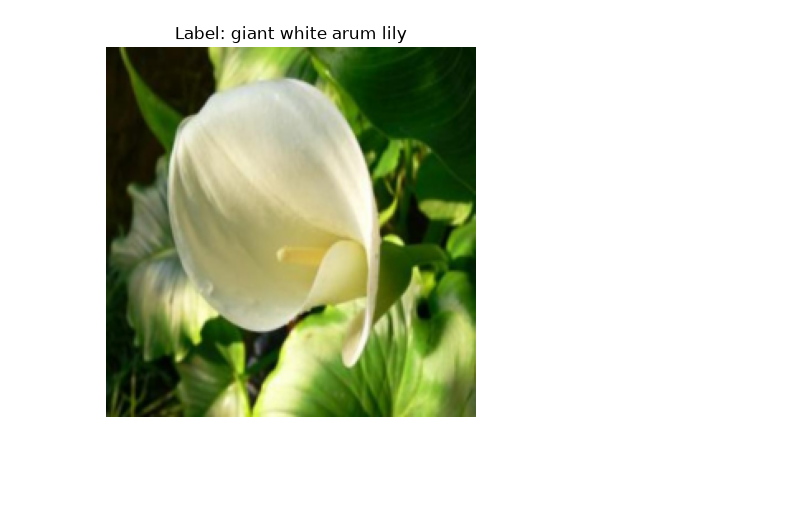
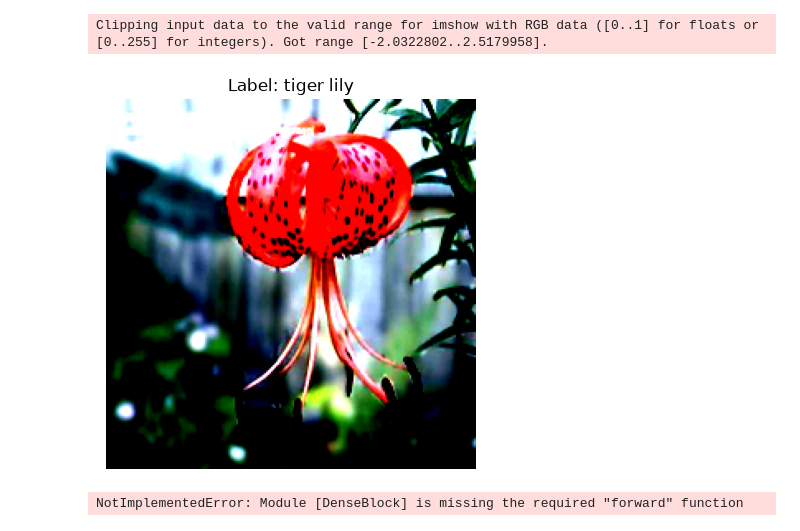
Before and after one commit to Miguel9Angel/OxfordFlowers, a Jupyter notebook: notebooks/model_training.ipynb, the cells around one changed output. Drawn from its saved outputs; the diff is of its cells as text; code cells hidden in the pictures; blank space fills up the shorter version.

```diff
--- a/notebooks/model_training.ipynb
+++ b/notebooks/model_training.ipynb
@@ -38,12 +32,14 @@ image, label = dataset[200]
 # %%
+image, label = dataset[50]
 image = image.permute(1,2,0)
 
 plt.imshow(image)
 plt.title(f"Label: {flower_names[label+1]}")
 plt.axis("off")
 plt.show()
 # %% [output]
+Clipping input data to the valid range for imshow with RGB data ([0..1] for floats or [0..255] for integers). Got range [-2.0322802..2.5179958].
-[figure, old version]
+[figure, new version]
 # %%
 class DenseLayer(nn.Module):
     def __init__(self, in_channels, growth_rate):
@@ -96,0 +113,38 @@ class FlowersDenseNet(nn.Module):
+# %%
+model = FlowersDenseNet(in_channels=3, num_classes=102, growth_rate=32)
+
+criterion = nn.CrossEntropyLoss()
+optimizer = optim.Adam(model.parameters(), lr=0.001)
+
+num_epochs = 5
+
+for epoch in range(num_epochs):
+    model.train()
+    running_loss = 0.0
+    correct_predictions = 0
+    total_samples = 0
+
+    for batch_idx, (images, labels) in enumerate(loader):
+        optimizer.zero_grad()
+
+        outputs = model(images)
+        loss = criterion(outputs, labels)
+
+        loss.backward()
+        optimizer.step()
+
+        running_loss += loss.item() * images.size(0)
+        _, predicted = torch.max(outputs, 1)
+        correct_predictions += (predicted == labels).sum().item()
+        total_samples += labels.size(0)
+
+        if (batch_idx + 1) % 10 == 0:
+            print(f"Epoch [{epoch+1}/{num_epochs}], Batch [{batch_idx+1}/{len(loader)}], Loss: {loss.item():.4f}")
+
+    epoch_loss = running_loss / total_samples
+    epoch_acc = correct_predictions / total_samples
+    print(f"==> Epoch {epoch+1} Complete | Loss: {epoch_loss:.4f} | Accuracy: {epoch_acc * 100:.2f}%\n")
+
+print("Training finished!")
+# %% [output]
+NotImplementedError: Module [DenseBlock] is missing the required "forward" function
```
Also changed, not shown: parts of 7 cells of this notebook, 9 other files.
